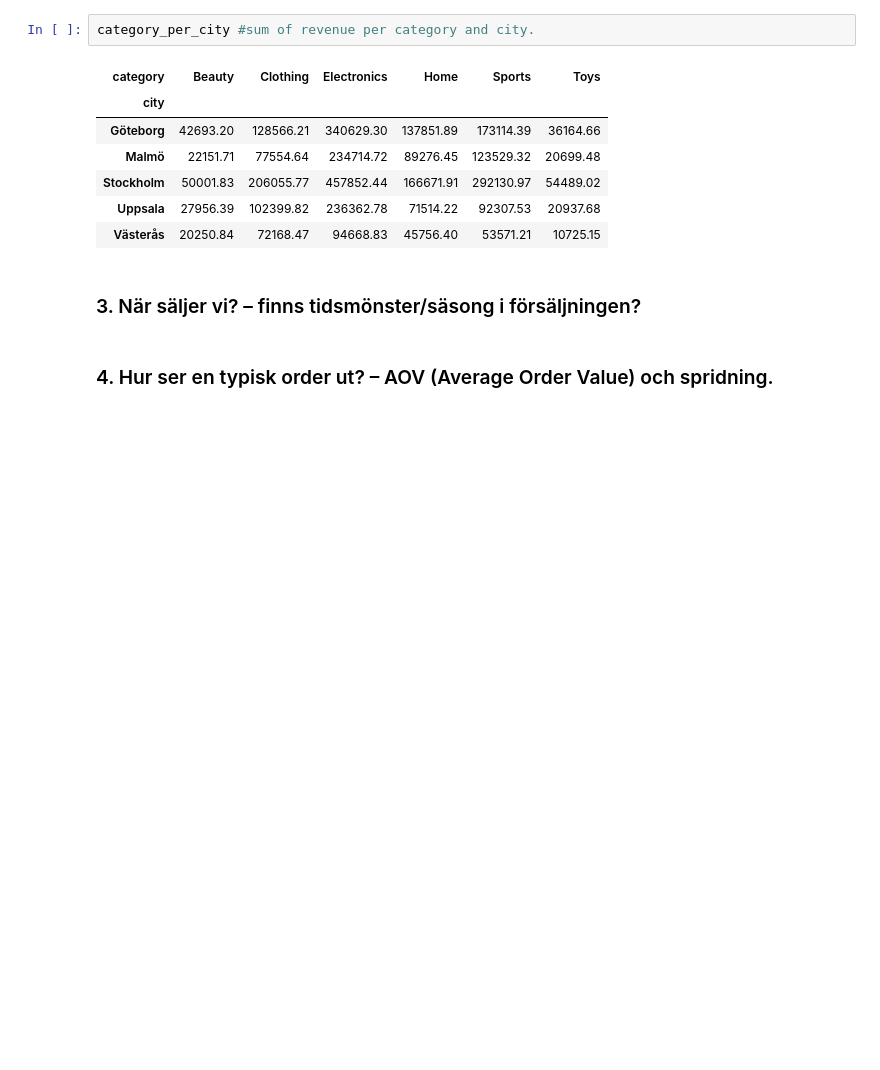
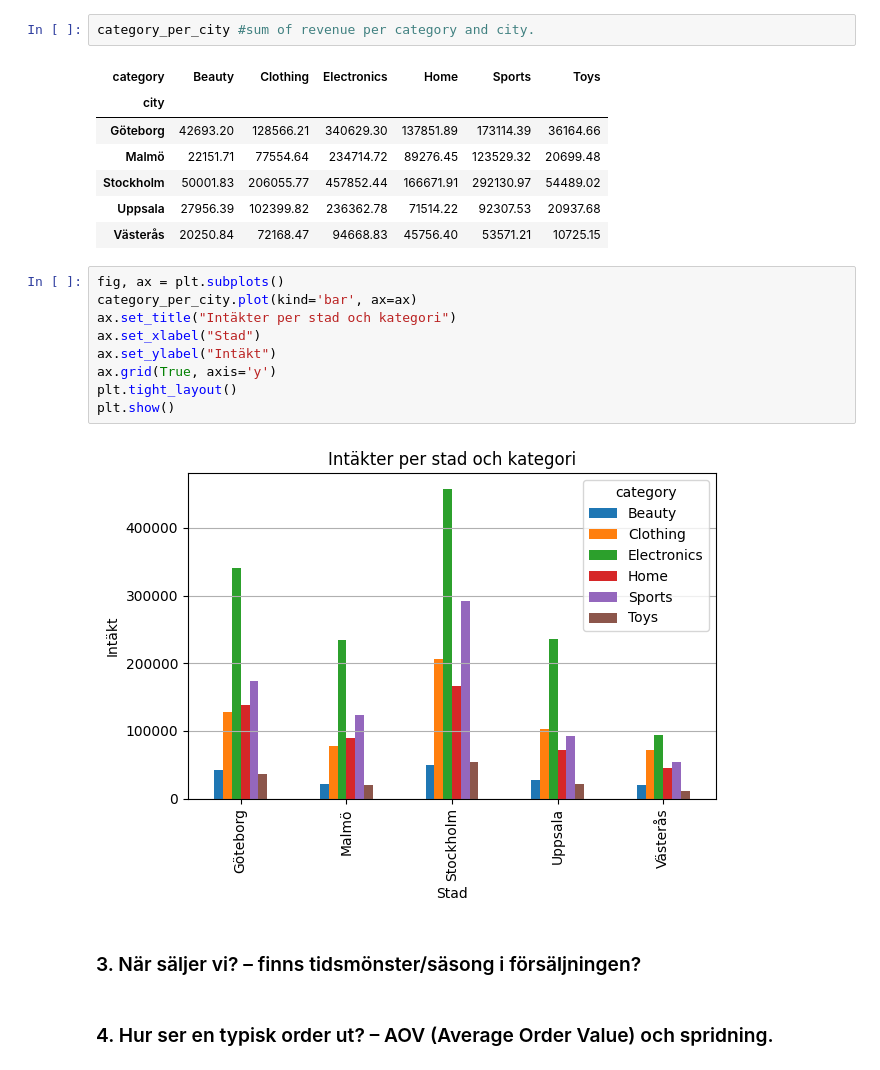
Before and after one commit to NadineKn/TW1, a Jupyter notebook: report.ipynb, the cells around one changed output. Drawn from its saved outputs; the diff is of its cells as text; blank space fills up the shorter version.

```diff
--- a/report.ipynb
+++ b/report.ipynb
@@ -91,6 +95,17 @@ category_per_city #sum of revenue per category and city.
 | Stockholm | 50001.83 | 206055.77 | 457852.44 | 166671.91 | 292130.97 | 54489.02 |
 | Uppsala | 27956.39 | 102399.82 | 236362.78 | 71514.22 | 92307.53 | 20937.68 |
 | Västerås | 20250.84 | 72168.47 | 94668.83 | 45756.40 | 53571.21 | 10725.15 |
+# %%
+fig, ax = plt.subplots()
+category_per_city.plot(kind='bar', ax=ax)
+ax.set_title("Intäkter per stad och kategori")
+ax.set_xlabel("Stad")
+ax.set_ylabel("Intäkt")
+ax.grid(True, axis='y')
+plt.tight_layout()
+plt.show()
+# %% [output]
+[figure, added]
 # %% [markdown]
 ### 3. När säljer vi? – finns tidsmönster/säsong i försäljningen?
 # %% [markdown]
```
Also changed, not shown: parts of 3 cells of this notebook.
